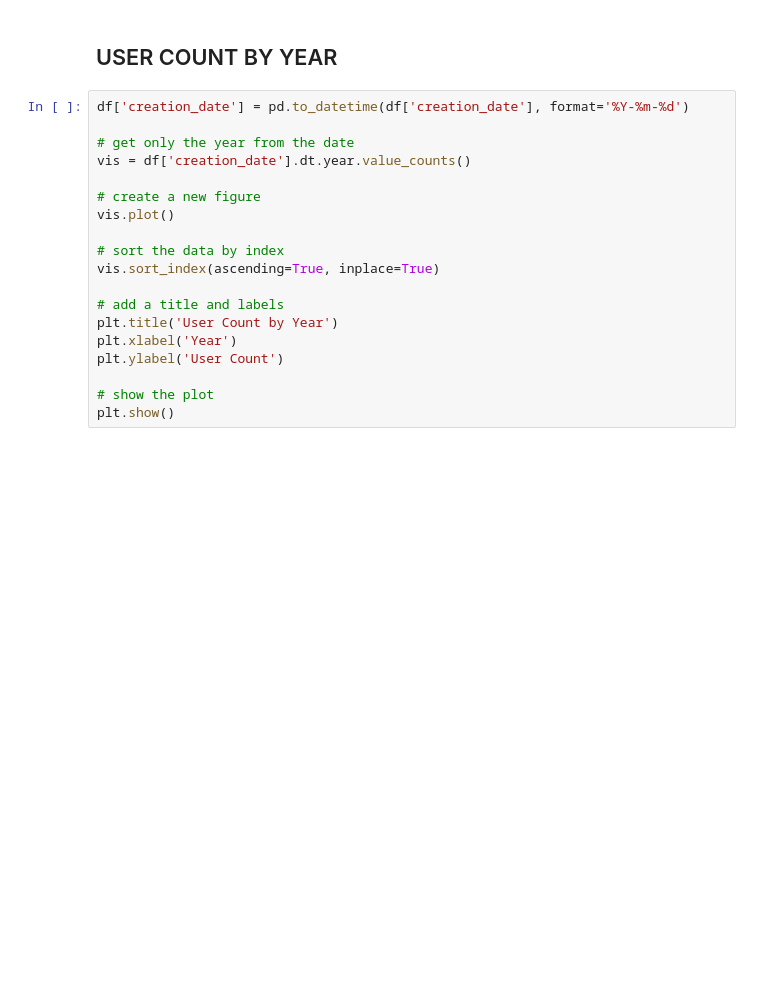
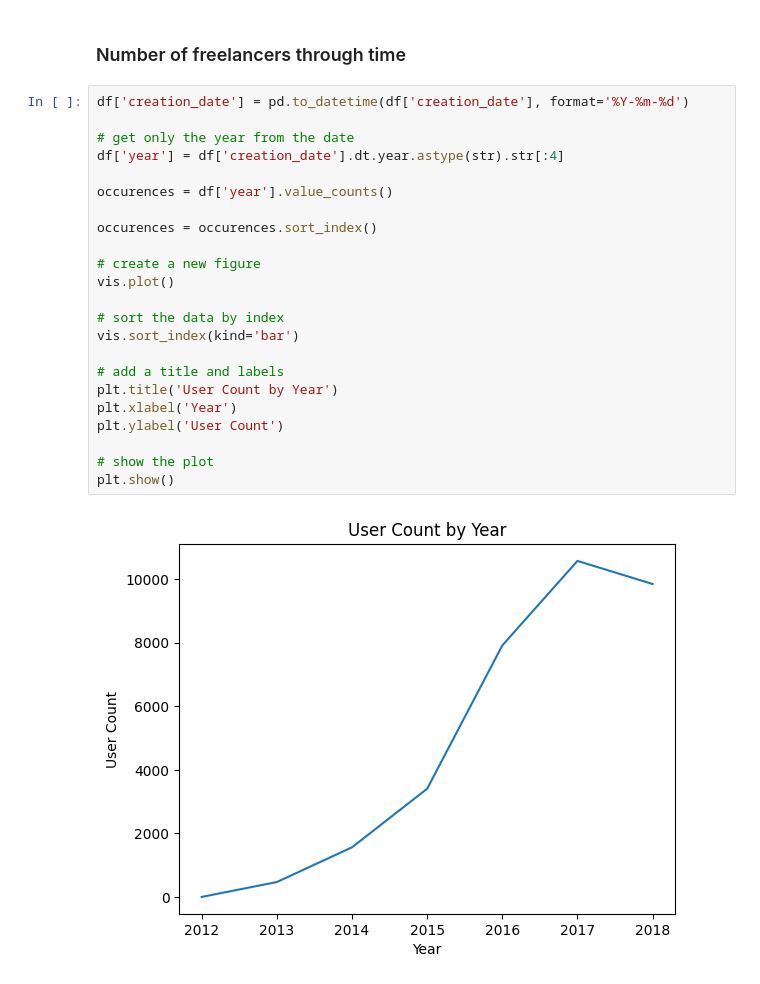
Before and after one commit to Luxchar/SuperMalter, a Jupyter notebook: data/src/analysis/visualisation.ipynb, the cells around one changed output. Drawn from its saved outputs; the diff is of its cells as text; blank space fills up the shorter version.

```diff
--- a/data/src/analysis/visualisation.ipynb
+++ b/data/src/analysis/visualisation.ipynb
@@ -10,22 +24,28 @@ df
-# %% [markdown]
-## USER COUNT BY YEAR
+# %% [markdown]
+### Number of freelancers through time
 # %%
 df['creation_date'] = pd.to_datetime(df['creation_date'], format='%Y-%m-%d')
 
 # get only the year from the date
-vis = df['creation_date'].dt.year.value_counts()
+df['year'] = df['creation_date'].dt.year.astype(str).str[:4]
+
+occurences = df['year'].value_counts()
+
+occurences = occurences.sort_index()
 
 # create a new figure
 vis.plot()
 
 # sort the data by index
-vis.sort_index(ascending=True, inplace=True)
+vis.sort_index(kind='bar')
 
 # add a title and labels
 plt.title('User Count by Year')
 plt.xlabel('Year')
 plt.ylabel('User Count')
 
 # show the plot
 plt.show()
+# %% [output]
+[figure, added]
 # %%
```
Also changed, not shown: parts of 6 cells of this notebook, 1 other file.
